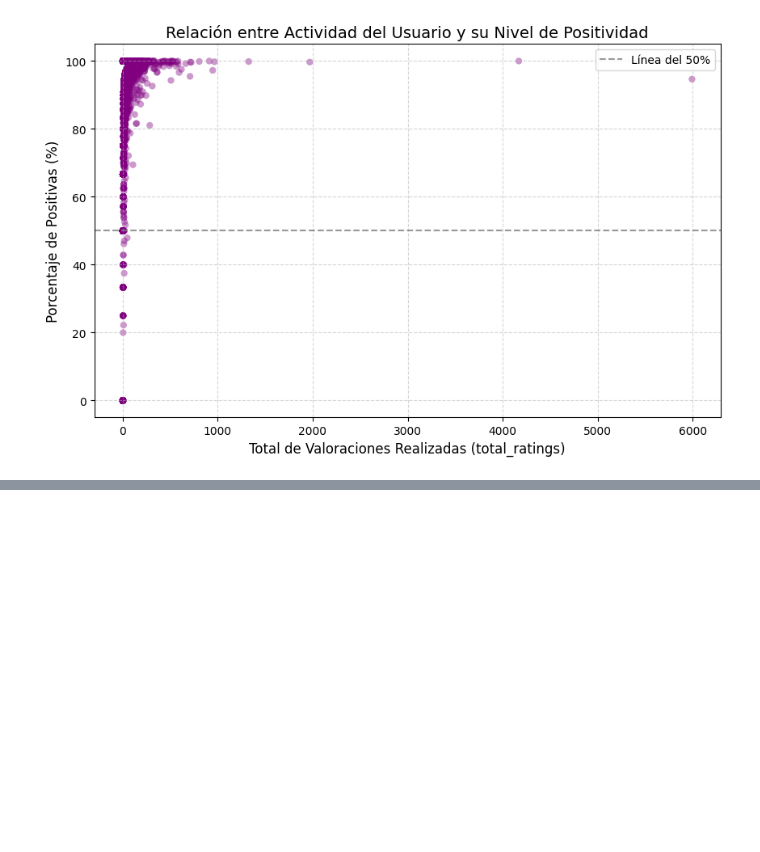
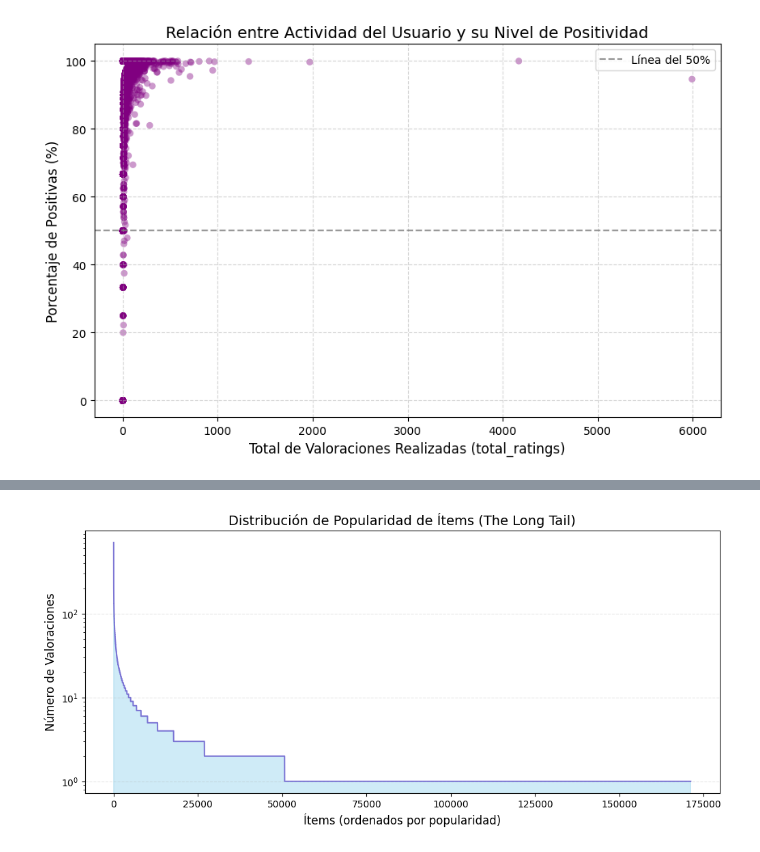
Before and after one commit to yabol02/recommender_systems, a Jupyter notebook: notebooks/eda_collaborative_filtering.ipynb, the cells around one changed output, grey strips where cells are left out. Saved outputs shown, nothing was run; the diff lists cells and outputs as text; code cells hidden in the pictures; blank space fills up the shorter version.

Commit message:
Added EDA about items

```diff
--- a/notebooks/eda_collaborative_filtering.ipynb
+++ b/notebooks/eda_collaborative_filtering.ipynb
@@ -311,0 +336,8 @@ plt.show()
+# %%
+df_items = duckdb.sql("""
+    SELECT item, COUNT(*) AS num_ratings, AVG(rating) AS avg_rating
+    FROM df
+    GROUP BY item
+    ORDER BY num_ratings DESC
+           """).pl()
+df_items.head(5)
@@ -311,0 +353,19 @@ plt.show()
+# %%
+# Tomamos los datos ordenados (ya vienen así de tu SQL)
+counts = df_items['num_ratings'].to_list()
+
+plt.figure(figsize=(12, 5))
+plt.fill_between(range(len(counts)), counts, color="skyblue", alpha=0.4)
+plt.plot(range(len(counts)), counts, color="Slateblue", alpha=0.8)
+
+plt.title('Distribución de Popularidad de Ítems (The Long Tail)', fontsize=14)
+plt.xlabel('Ítems (ordenados por popularidad)', fontsize=12)
+plt.ylabel('Número de Valoraciones', fontsize=12)
+plt.grid(axis='y', linestyle='--', alpha=0.3)
+
+# Opcional: Escala logarítmica en Y si la diferencia entre el top 1 y el resto es masiva
+plt.yscale('log')
+
+plt.show()
+# %% [output]
+[figure, added]
```
Also changed, not shown: parts of 11 cells of this notebook.
